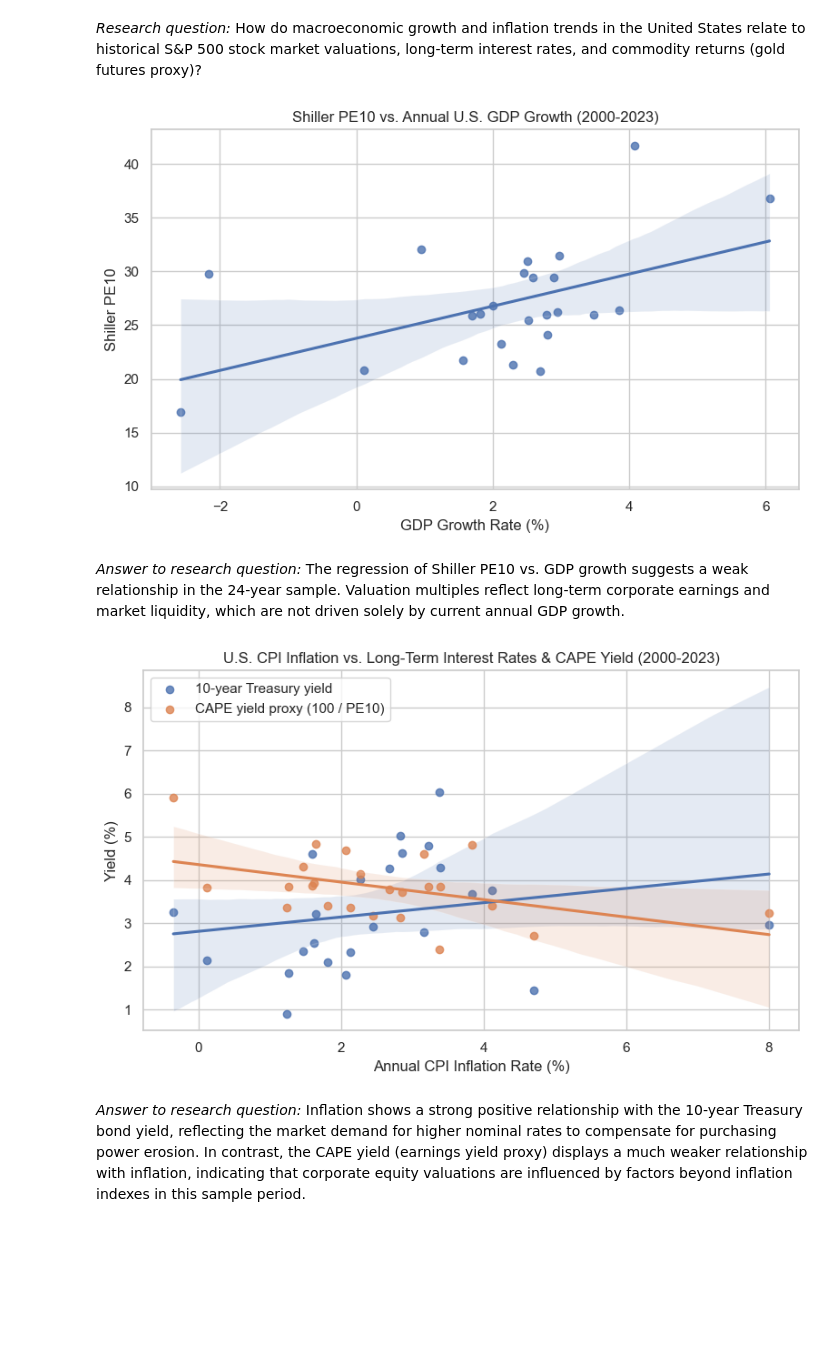
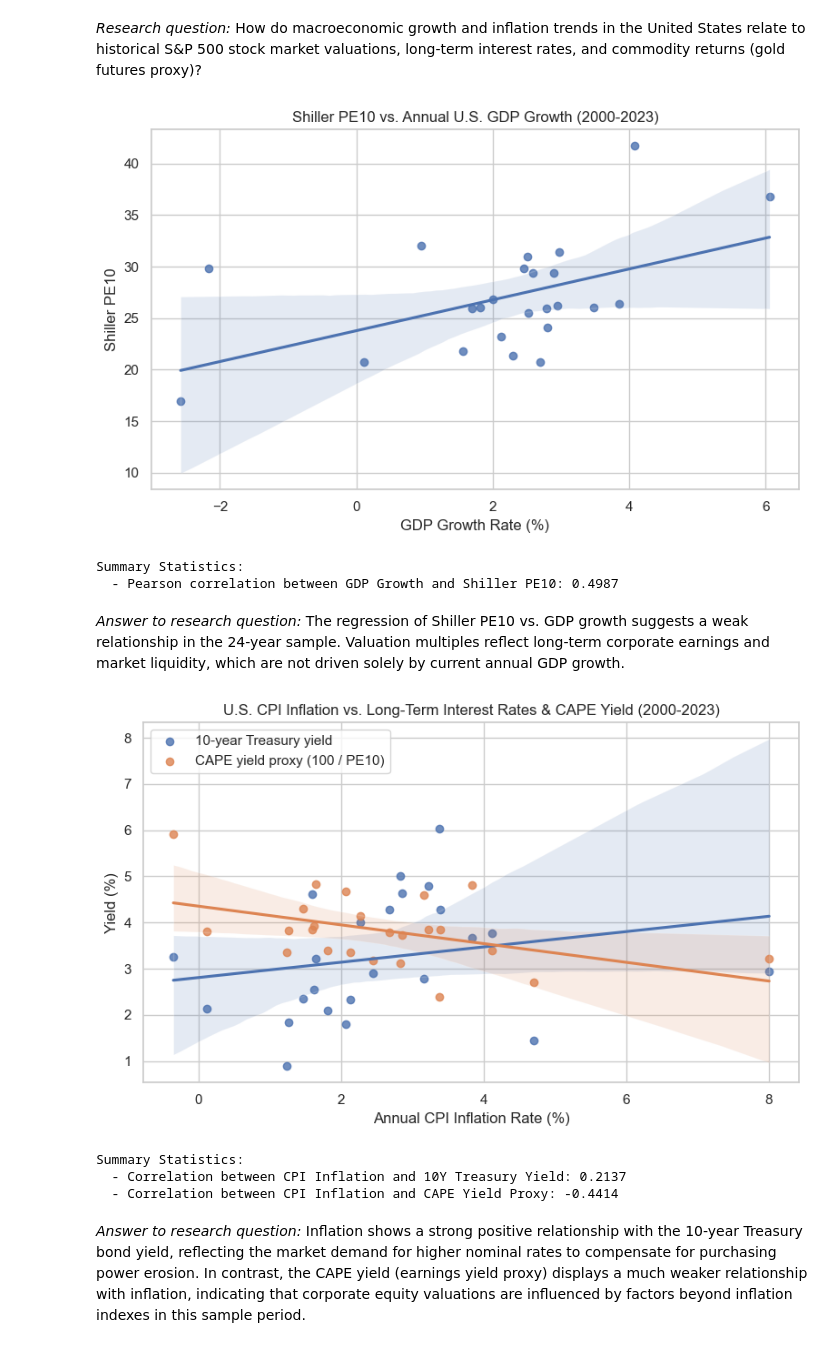
Before and after one commit to luisjfeliu/data-analysis-wrangling-macro-stocks, a Jupyter notebook: Data_Wrangling_Project_Starter.ipynb, the cells around one changed output. Cells and saved outputs as stored; diff of their text form; code cells hidden in the pictures; blank space fills up the shorter version.

```diff
--- a/Data_Wrangling_Project_Starter.ipynb
+++ b/Data_Wrangling_Project_Starter.ipynb
@@ -486,6 +486,7 @@ df_merged["cape_yield_minus_10y_yield"] = df_merged["cape_yield"] - df_merged["L
 df_merged["dividend_yield"] = (df_merged["Dividend"] / df_merged["SP500"]) * 100
 df_merged["sp500_annual_avg_yoy_change"] = df_merged["SP500"].pct_change() * 100
 df_merged["gold_annual_avg_yoy_change"] = df_merged["gold_close"].pct_change() * 100
+df_merged.loc[df_merged["Year"] <= 2001, "gold_annual_avg_yoy_change"] = np.nan
 df_merged["gdp_growth_lag1"] = df_merged["gdp_growth"].shift(1)
 
 # Save clean datasets to disk
@@ -535,25 +536,42 @@ plt.ylabel("Shiller PE10")
 plt.tight_layout()
 plt.savefig(IMAGE_DIR / "visual1_pe10_vs_gdp.png", dpi=150)
 plt.show()
+
+# Compute and print numeric summary for audit trail
+corr_val = df_merged['gdp_growth'].corr(df_merged['PE10'])
+print("Summary Statistics:")
+print(f"  - Pearson correlation between GDP Growth and Shiller PE10: {corr_val:.4f}")
 # %% [output]
-[figure, old version]
+[figure, new version]
+Summary Statistics:
+  - Pearson correlation between GDP Growth and Shiller PE10: 0.4987
 # %% [markdown]
 *Answer to research question:*
 The regression of Shiller PE10 vs. GDP growth suggests a weak relationship in the 24-year sample. Valuation multiples reflect long-term corporate earnings and market liquidity, which are not driven solely by current annual GDP growth.
 # %%
 # Visual 2: Inflation vs. Yields
 plt.figure(figsize=(8, 5))
 sns.regplot(data=df_merged, x="inflation_rate", y="Long Interest Rate", label="10-year Treasury yield")
 sns.regplot(data=df_merged, x="inflation_rate", y="cape_yield", label="CAPE yield proxy (100 / PE10)")
 plt.title("U.S. CPI Inflation vs. Long-Term Interest Rates & CAPE Yield (2000-2023)")
 plt.xlabel("Annual CPI Inflation Rate (%)")
 plt.ylabel("Yield (%)")
 plt.legend()
 plt.tight_layout()
 plt.savefig(IMAGE_DIR / "visual2_inflation_vs_yields.png", dpi=150)
 plt.show()
+
+# Compute and print numeric summary for audit trail
+corr_inf_10y = df_merged['inflation_rate'].corr(df_merged['Long Interest Rate'])
+corr_inf_cape = df_merged['inflation_rate'].corr(df_merged['cape_yield'])
+print("Summary Statistics:")
+print(f"  - Correlation between CPI Inflation and 10Y Treasury Yield: {corr_inf_10y:.4f}")
+print(f"  - Correlation between CPI Inflation and CAPE Yield Proxy: {corr_inf_cape:.4f}")
 # %% [output]
-[figure, old version]
+[figure, new version]
+Summary Statistics:
+  - Correlation between CPI Inflation and 10Y Treasury Yield: 0.2137
+  - Correlation between CPI Inflation and CAPE Yield Proxy: -0.4414
 # %% [markdown]
 *Answer to research question:*
 Inflation shows a strong positive relationship with the 10-year Treasury bond yield, reflecting the market demand for higher nominal rates to compensate for purchasing power erosion. In contrast, the CAPE yield (earnings yield proxy) displays a much weaker relationship with inflation, indicating that corporate equity valuations are influenced by factors beyond inflation indexes in this sample period.
```
Also changed, not shown: parts of 11 cells of this notebook, 11 other files.
